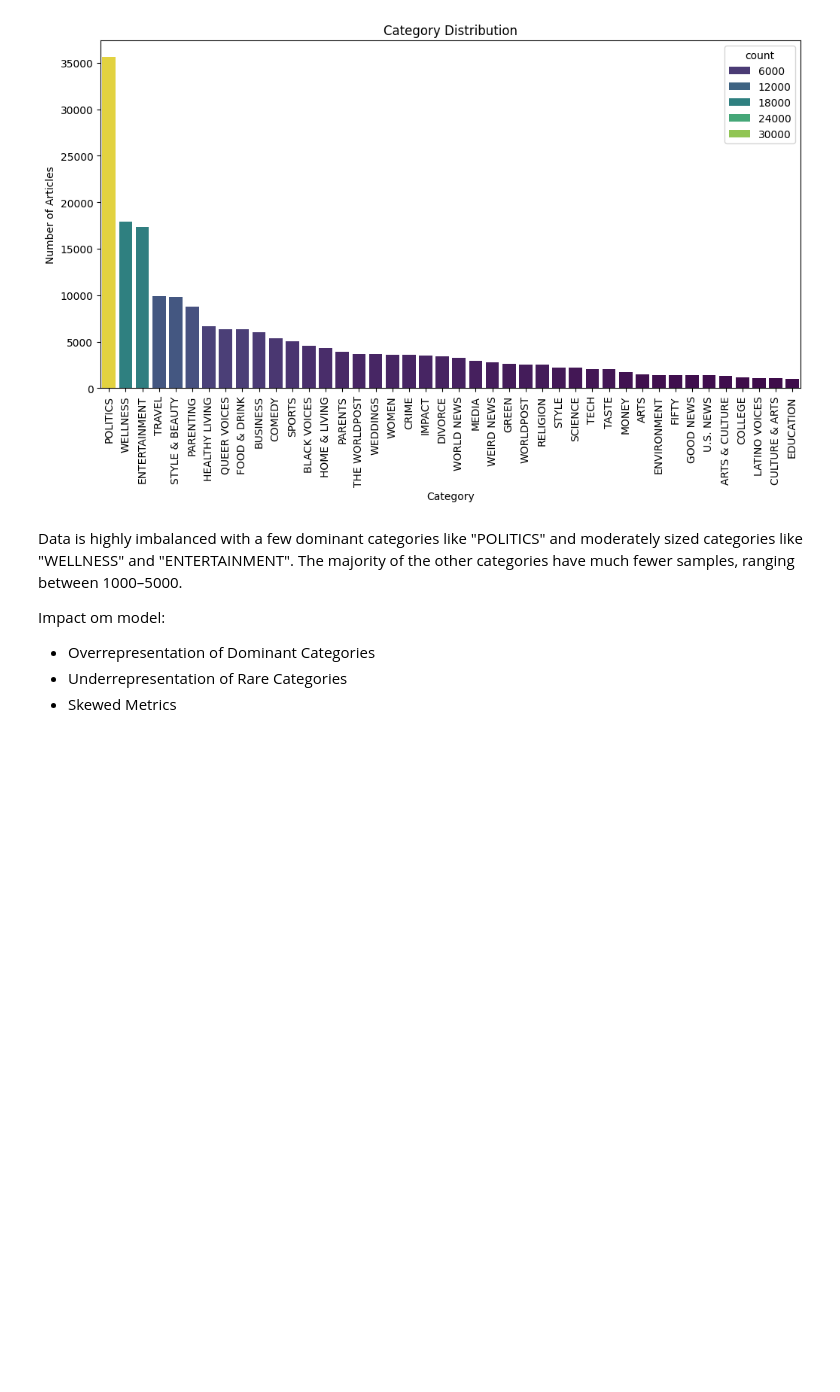
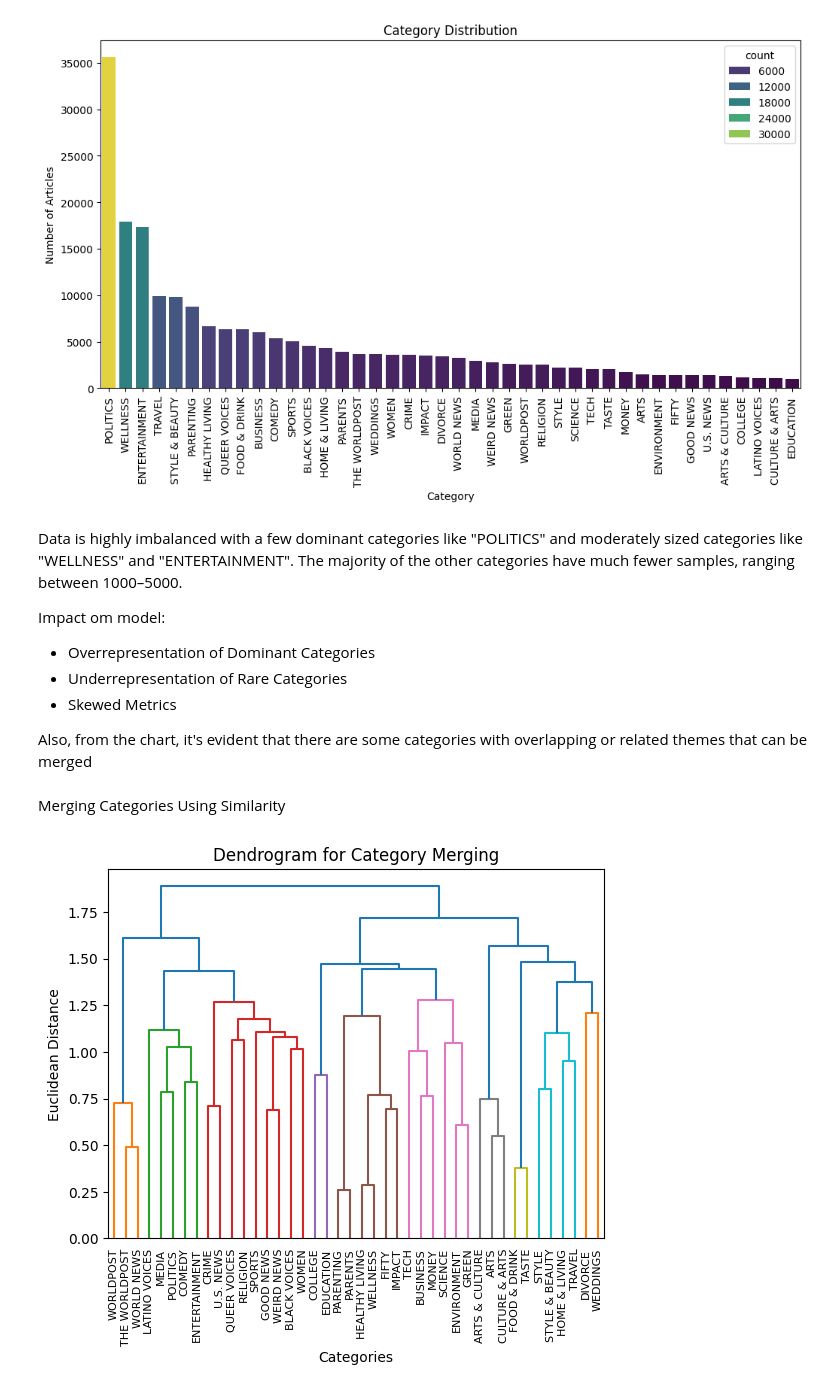
Before and after one commit to YPolina/News, a Jupyter notebook: EDA.ipynb, the cells around one changed output. Drawn from its saved outputs; the diff is of its cells as text; code cells hidden in the pictures; blank space fills up the shorter version.

```diff
--- a/EDA.ipynb
+++ b/EDA.ipynb
@@ -6,6 +16,6 @@ from functionality import *
 # %%
 data = loading(file_path = 'data/data_etl.parquet')
 # %%
-eda = EDA(data)
+eda = EDA()
 # %%
 #Class Distribution
@@ -19,3 +29,11 @@ Impact om model:
 - Overrepresentation of Dominant Categories
 - Underrepresentation of Rare Categories
 - Skewed Metrics
+
+Also, from the chart, it's evident that there are some categories with overlapping or related themes that can be merged
+# %% [markdown]
+Merging Categories Using Similarity
+# %%
+eda.categories_clusters(data)
+# %% [output]
+[figure, added]
```
Also changed, not shown: parts of 4 cells of this notebook, 2 other files.
